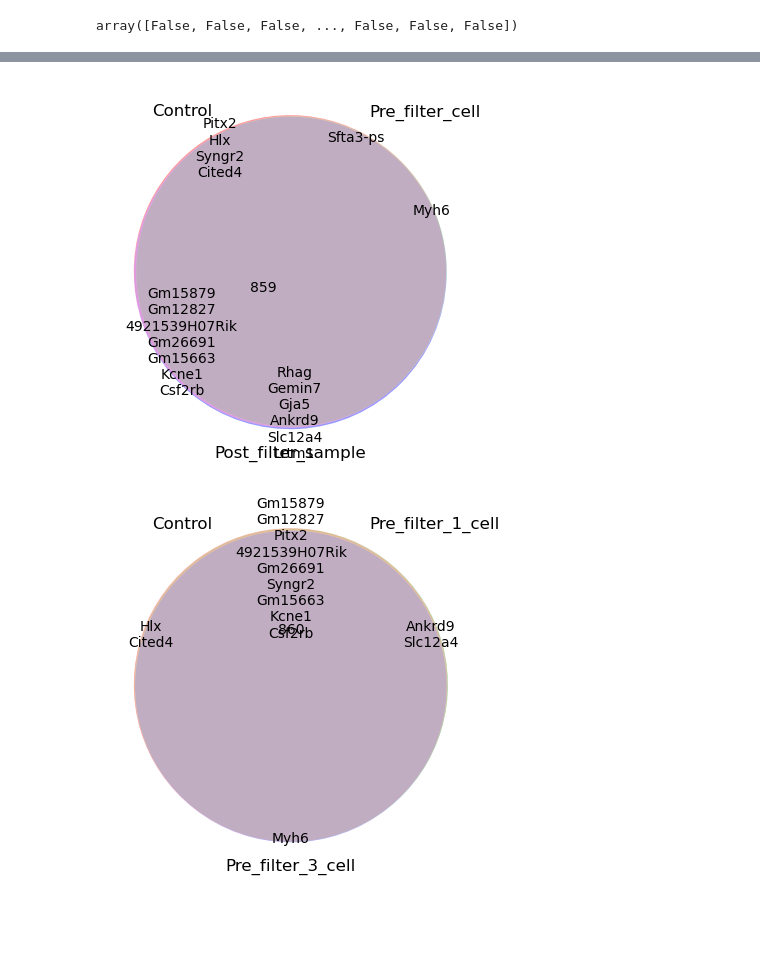
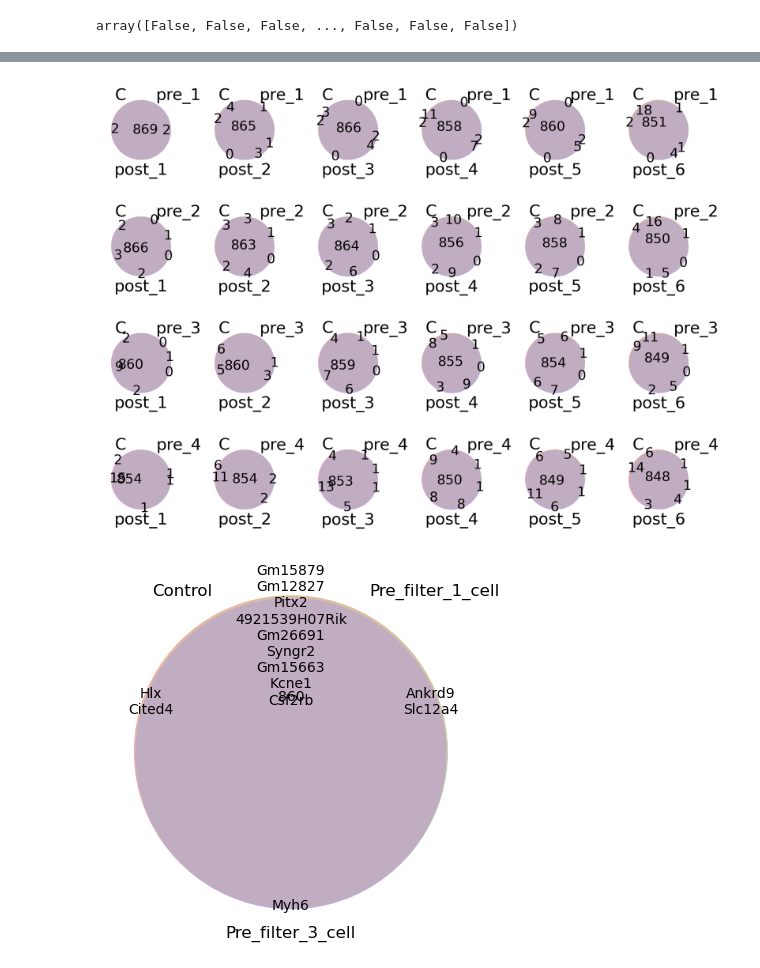
Before and after one commit to Oiya861028/1-sc_practice, a Jupyter notebook: Differential_Gene_Analysis/Notebook/venn_diagrams.ipynb, the cells around one changed output, grey strips where cells are left out. Saved outputs shown, nothing was run; the diff lists cells and outputs as text; code cells hidden in the pictures; blank space fills up the shorter version.

```diff
--- a/Differential_Gene_Analysis/Notebook/venn_diagrams.ipynb
+++ b/Differential_Gene_Analysis/Notebook/venn_diagrams.ipynb
@@ -117,27 +137,21 @@ fig.savefig("/project/imoskowitz/yubin/1-sc_practice/Differential_Gene_Analysis/
 # %%
 # Now we have the set, we can pass into venn3 for comparison
 
-set1, set2, set3 = up_reg_post_filter[0], up_reg_pre_filter[3], up_reg_post_filter[3]
-Control_Pre_Post = (set1, set2, set3)
+set1 = up_reg_post_filter[0] # Control
 
-abc = set1 & set2 & set3  # Center intersection, not very useful
-ab_ = (set1 & set2) - set3 # 1&2 only
-a_c = (set1 & set3) - set2 # 1&3 only
-_bc = (set2 & set3) - set1 # 2&3 only
-a__ = set1 - set2 - set3
-_b_ = set2 - set1 - set3
-__c = set3 - set2 - set1
+fig, axs = plt.subplots(ncols=6, nrows=4, layout="constrained", dpi = 300)
+counter = 0
+for i, pre in enumerate(up_reg_pre_filter):
+    if i == 0:
+        continue
+    for j, post in enumerate(up_reg_post_filter):
+        if j == 0:
+            continue
+        v = venn3((set1, pre, post), set_labels= ("C", "pre_"+str(i), "post_"+str(j)), ax=axs[i-1][j-1])
 
-plt.Figure(figsize=(12,8))
-v = venn3(Control_Pre_Post, ("Control", "Pre_filter_cell", "Post_filter_sample"))
-v.get_label_by_id('110').set_text("\n".join(ab_))
-v.get_label_by_id('101').set_text('\n'.join(a_c))
-v.get_label_by_id('011').set_text('\n'.join(_bc))
-v.get_label_by_id('100').set_text('\n'.join(a__))
-v.get_label_by_id('010').set_text('\n'.join(_b_))
-v.get_label_by_id('001').set_text('\n'.join(__c))
+        #add_labels(set1, pre, post, v)
 # %% [output]
-[figure, old version]
+[figure, new version]
 # %%
 set1, set2, set3 = up_reg_post_filter[0], up_reg_pre_filter[1], up_reg_pre_filter[3]
 Control_Pre_Pre = (set1, set2, set3)
```
Also changed, not shown: parts of 3 cells of this notebook, 2 other files.
